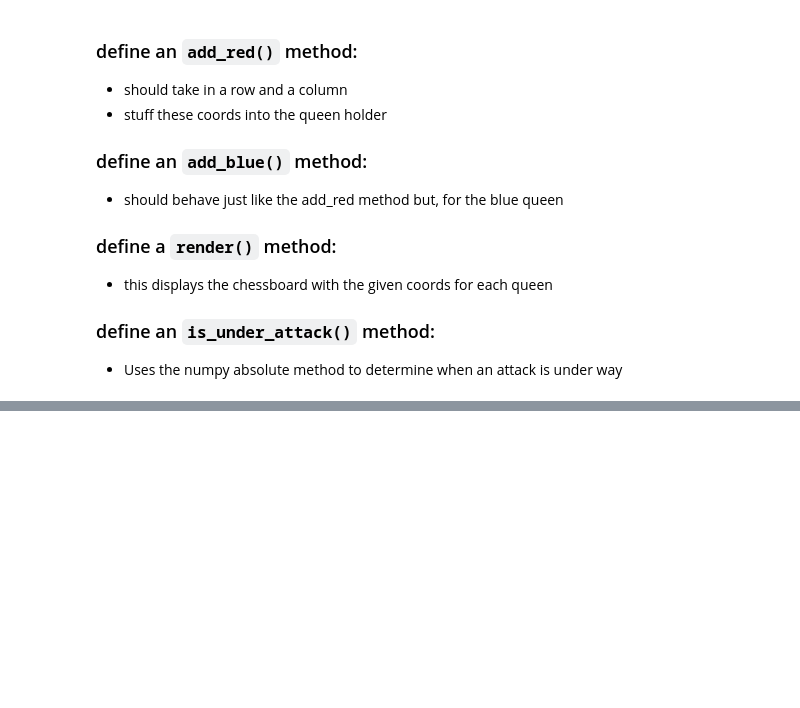
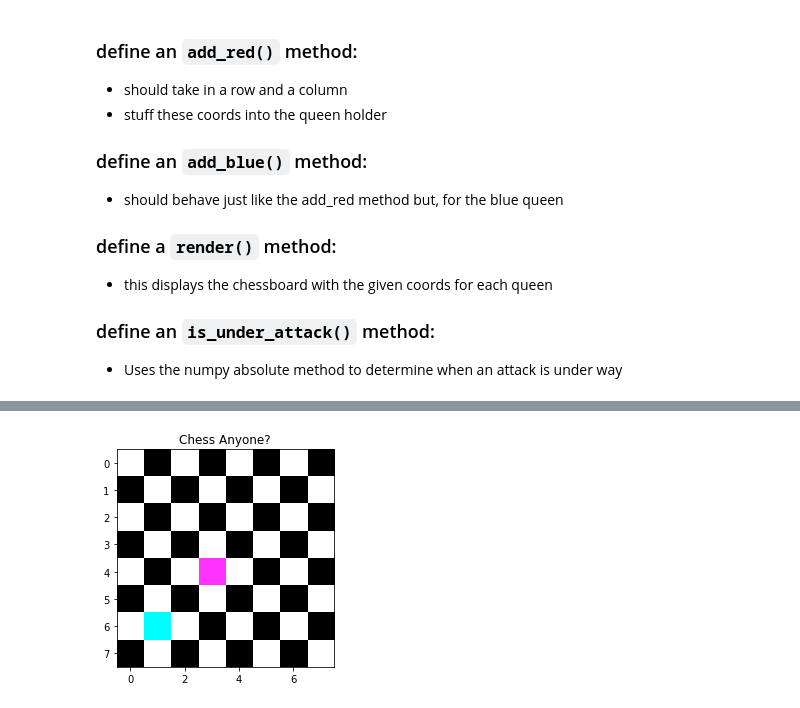
Before and after one commit to Rachel-Freeland/ChessBoard, a Jupyter notebook: chess-board.ipynb, the cells around one changed output, grey strips where cells are left out. Saved outputs shown, nothing was run; the diff lists cells and outputs as text; code cells hidden in the pictures; blank space fills up the shorter version.

Commit message:
Kaggle Notebook | Chess Board | Version 3

```diff
--- a/chess-board.ipynb
+++ b/chess-board.ipynb
@@ -123,0 +121,9 @@ assert board.is_under_attack() == True
+# %%
+board = ChessBoard()
+board.add_red(4,3)
+board.add_blue(6, 1)
+board.render()
+
+assert board.is_under_attack() == True
+# %% [output]
+[figure, added]
```
Also changed, not shown: parts of 8 cells of this notebook.
